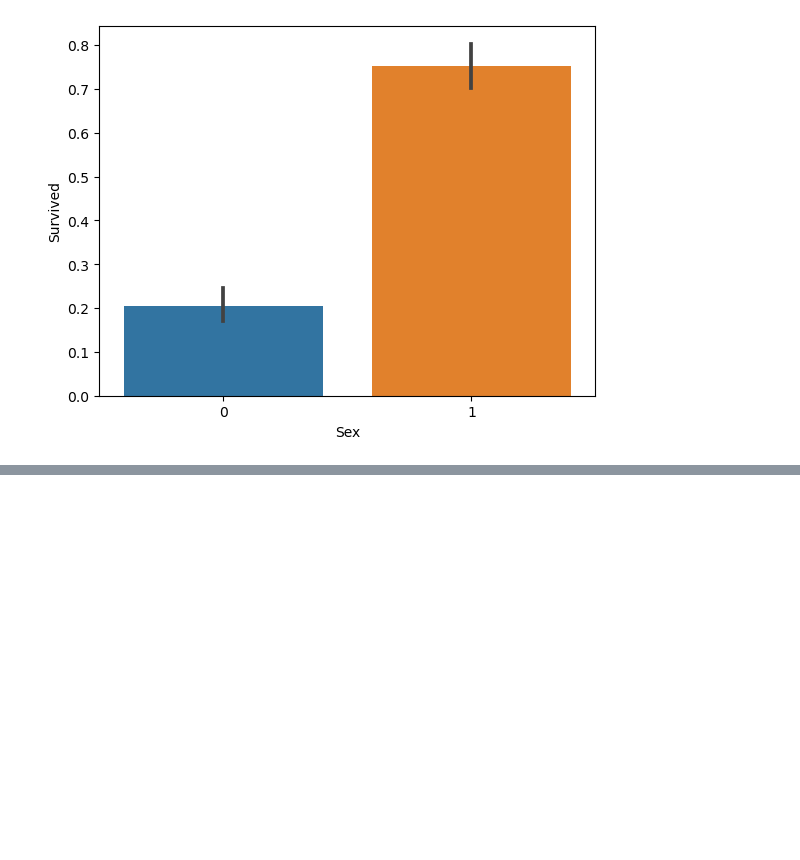
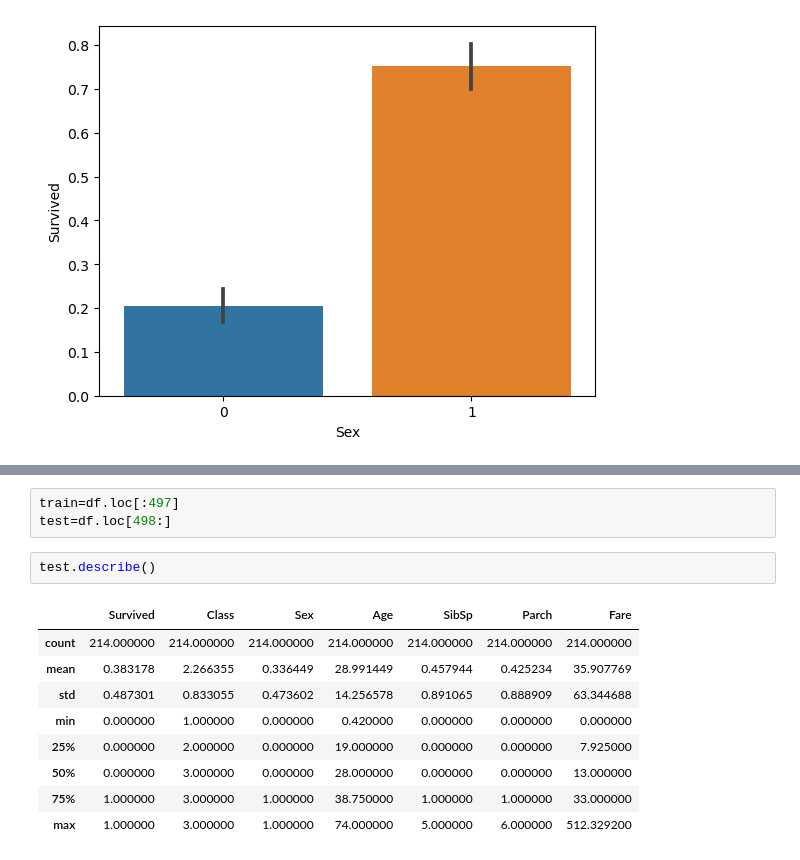
Before and after one commit to Mseymour16/CCIC_DS1, a Jupyter notebook: CodeFile/titanicSurvival.ipynb, the cells around one changed output, grey strips where cells are left out. Drawn from its saved outputs; the diff is of its cells as text; blank space fills up the shorter version.

```diff
--- a/CodeFile/titanicSurvival.ipynb
+++ b/CodeFile/titanicSurvival.ipynb
@@ -94,0 +90,15 @@ df
+# %%
+train=df.loc[:497]
+test=df.loc[498:]
+# %%
+test.describe()
+# %% [output]
+|  | Survived | Class | Sex | Age | SibSp | Parch | Fare |
+| count | 214.000000 | 214.000000 | 214.000000 | 214.000000 | 214.000000 | 214.000000 | 214.000000 |
+| mean | 0.383178 | 2.266355 | 0.336449 | 28.991449 | 0.457944 | 0.425234 | 35.907769 |
+| std | 0.487301 | 0.833055 | 0.473602 | 14.256578 | 0.891065 | 0.888909 | 63.344688 |
+| min | 0.000000 | 1.000000 | 0.000000 | 0.420000 | 0.000000 | 0.000000 | 0.000000 |
+| 25% | 0.000000 | 2.000000 | 0.000000 | 19.000000 | 0.000000 | 0.000000 | 7.925000 |
+| 50% | 0.000000 | 3.000000 | 0.000000 | 28.000000 | 0.000000 | 0.000000 | 13.000000 |
+| 75% | 1.000000 | 3.000000 | 1.000000 | 38.750000 | 1.000000 | 1.000000 | 33.000000 |
+| max | 1.000000 | 3.000000 | 1.000000 | 74.000000 | 5.000000 | 6.000000 | 512.329200 |
```
Also changed, not shown: parts of 6 cells of this notebook.
